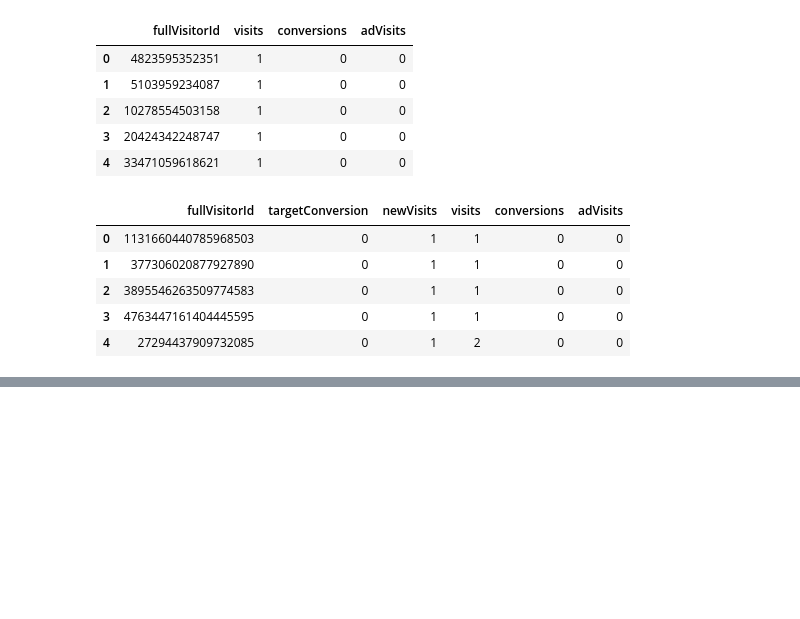
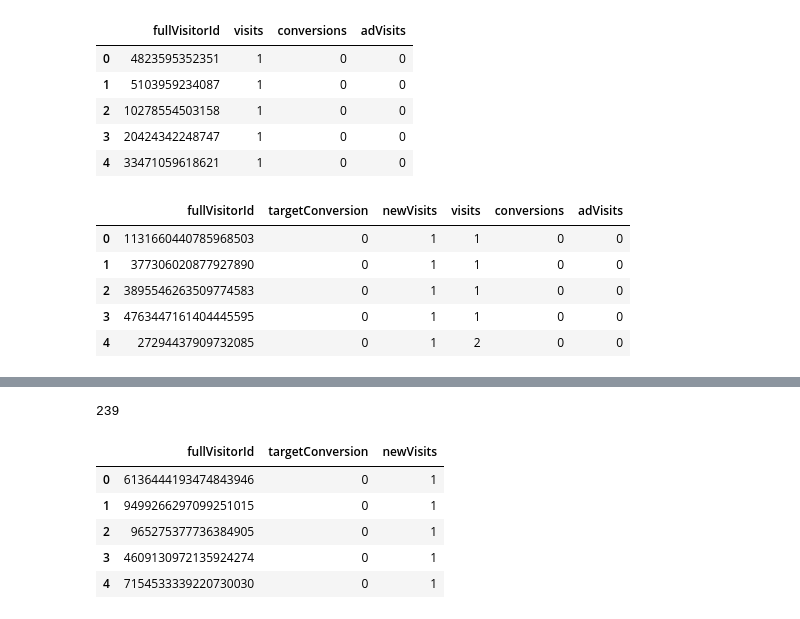
Before and after one commit to McGill-MMA-EnterpriseAnalytics/Revenue-Radar, a Jupyter notebook: Conversion-Analyst-Workspace/preprocessing-w-cutoff.ipynb, the cells around one changed output, grey strips where cells are left out. Saved outputs shown, nothing was run; the diff lists cells and outputs as text; code cells hidden in the pictures; blank space fills up the shorter version.

```diff
--- a/Conversion-Analyst-Workspace/preprocessing-w-cutoff.ipynb
+++ b/Conversion-Analyst-Workspace/preprocessing-w-cutoff.ipynb
@@ -258,0 +302,23 @@ df1train.to_csv('df1train2.csv', index=True)
+# %%
+df2testids = df2c['fullVisitorId'].unique().tolist()
+# %%
+df2test = pd.DataFrame(df2testids, columns=['fullVisitorId'])
+# %%
+df2test = conv_label(df2p, 'fullVisitorId', df2test)
+# %%
+df2test['targetConversion'].sum() # remember to do stratified sample on val & test split
+# %% [output]
+239
+# %%
+firstime_visitors = df2c['newVisits'].notnull()
+firstime_status = df2c[firstime_visitors].groupby('fullVisitorId').size() > 0
+df2test['newVisits'] = df2test['fullVisitorId'].map(firstime_status).fillna(0).astype(int)
+# %%
+df2test.head()
+# %% [output]
+|  | fullVisitorId | targetConversion | newVisits |
+| 0 | 6136444193474843946 | 0 | 1 |
+| 1 | 9499266297099251015 | 0 | 1 |
+| 2 | 965275377736384905 | 0 | 1 |
+| 3 | 4609130972135924274 | 0 | 1 |
+| 4 | 7154533339220730030 | 0 | 1 |
```
Also changed, not shown: parts of 24 cells of this notebook.
